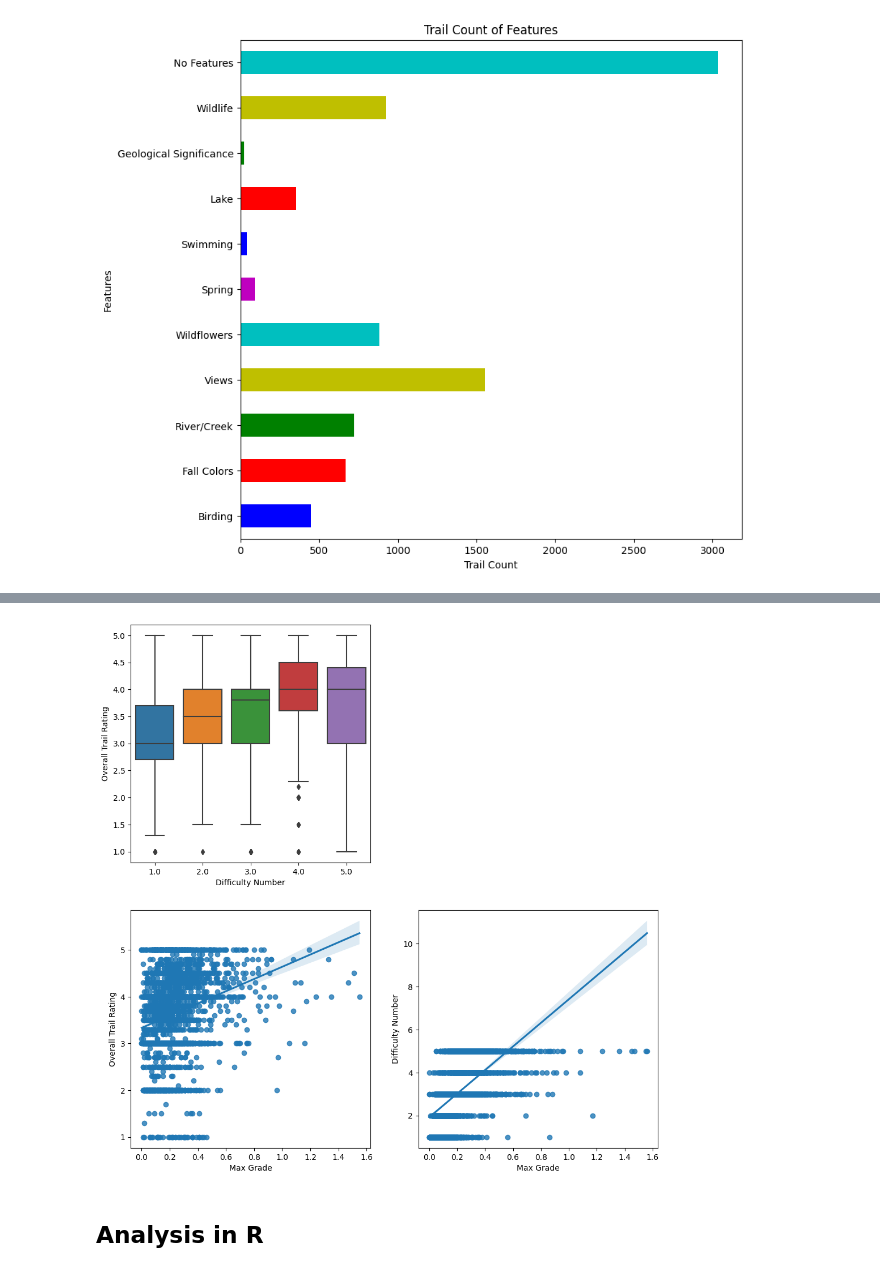
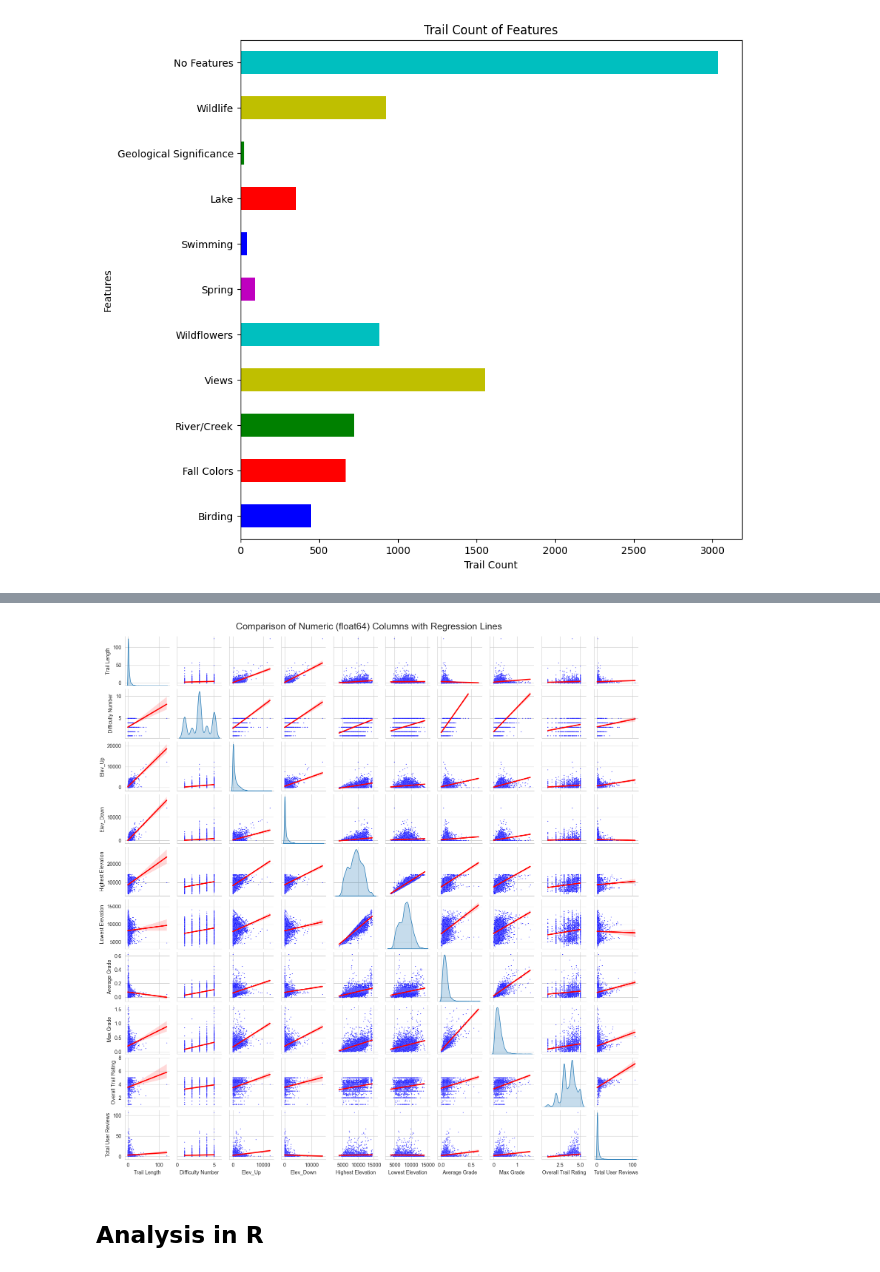
Before and after one commit to BiochemHead/COMP_4447_Final_Project, a Jupyter notebook: 4. Analysis R code/Final Project Notebook.ipynb, the cells around one changed output, grey strips where cells are left out. Cells and saved outputs as stored; diff of their text form; code cells hidden in the pictures.

Commit message:
Updated Figures

```diff
--- a/4. Analysis R code/Final Project Notebook.ipynb
+++ b/4. Analysis R code/Final Project Notebook.ipynb
@@ -451,20 +450,12 @@ plt.show()
-# %%
-# Plot Box Plot for Difficulty Number vs. Trail Rating
-ax = plt.GridSpec(2, 2)
-plt.rcParams["figure.figsize"] = [12, 12]
-ax1 = plt.subplot(ax[0, 0])
-sns.boxplot(x='Difficulty Number', y='Overall Trail Rating', data=df)
-
-# Plot regression lines and scatter plots for Max Grade vs.
-# Difficulty Number and Trail Rating
-ax2 = plt.subplot(ax[1, 1])
-sns.regplot(x='Max Grade', y='Difficulty Number', data=df, dropna=True)
-
-ax3 = plt.subplot(ax[1, 0])
-sns.regplot(x='Max Grade', y='Overall Trail Rating', data=df, dropna=True)
-plt.show()
-# %% [output]
-[figure, removed]
+# %%
+# Make a paired plot of float64/numeric columns to explore relationships and include histograms
+sns.set_style("whitegrid")
+g = sns.pairplot(df.select_dtypes(include=['float64']),diag_kind="kde",plot_kws={'s':2,'color':'blue'},height = 1.5);
+g.map_offdiag(sns.regplot,line_kws={'color':'red'},scatter= False)
+g.fig.suptitle('Comparison of Numeric (float64) Columns with Regression Lines',y=1.01,fontsize=18)
+plt.show()
+# %% [output]
+[figure, added]
 # %% [markdown]
 ## Analysis in R
 # %%
```
Also changed, not shown: parts of 10 cells of this notebook, 1 other file.
